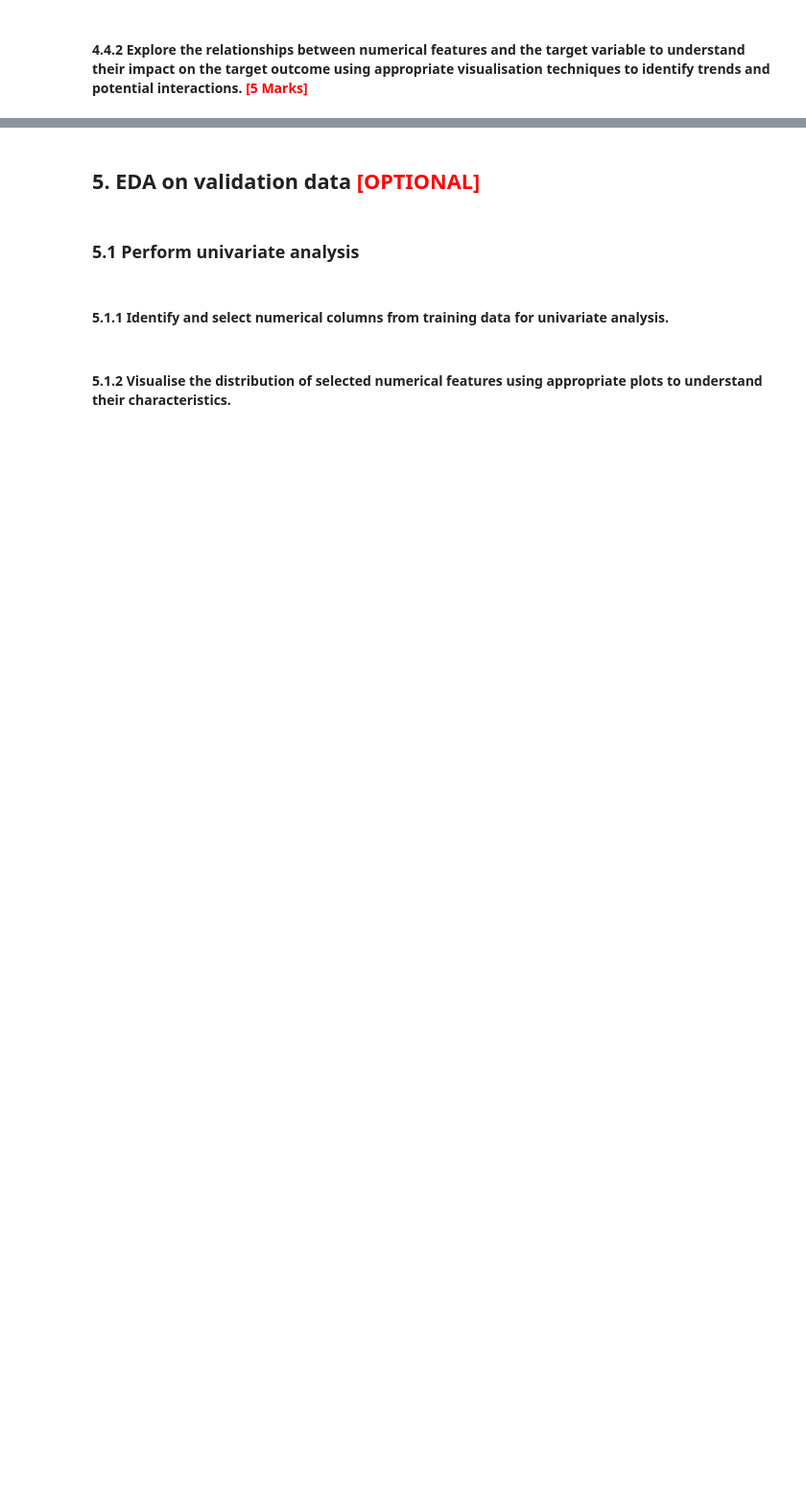
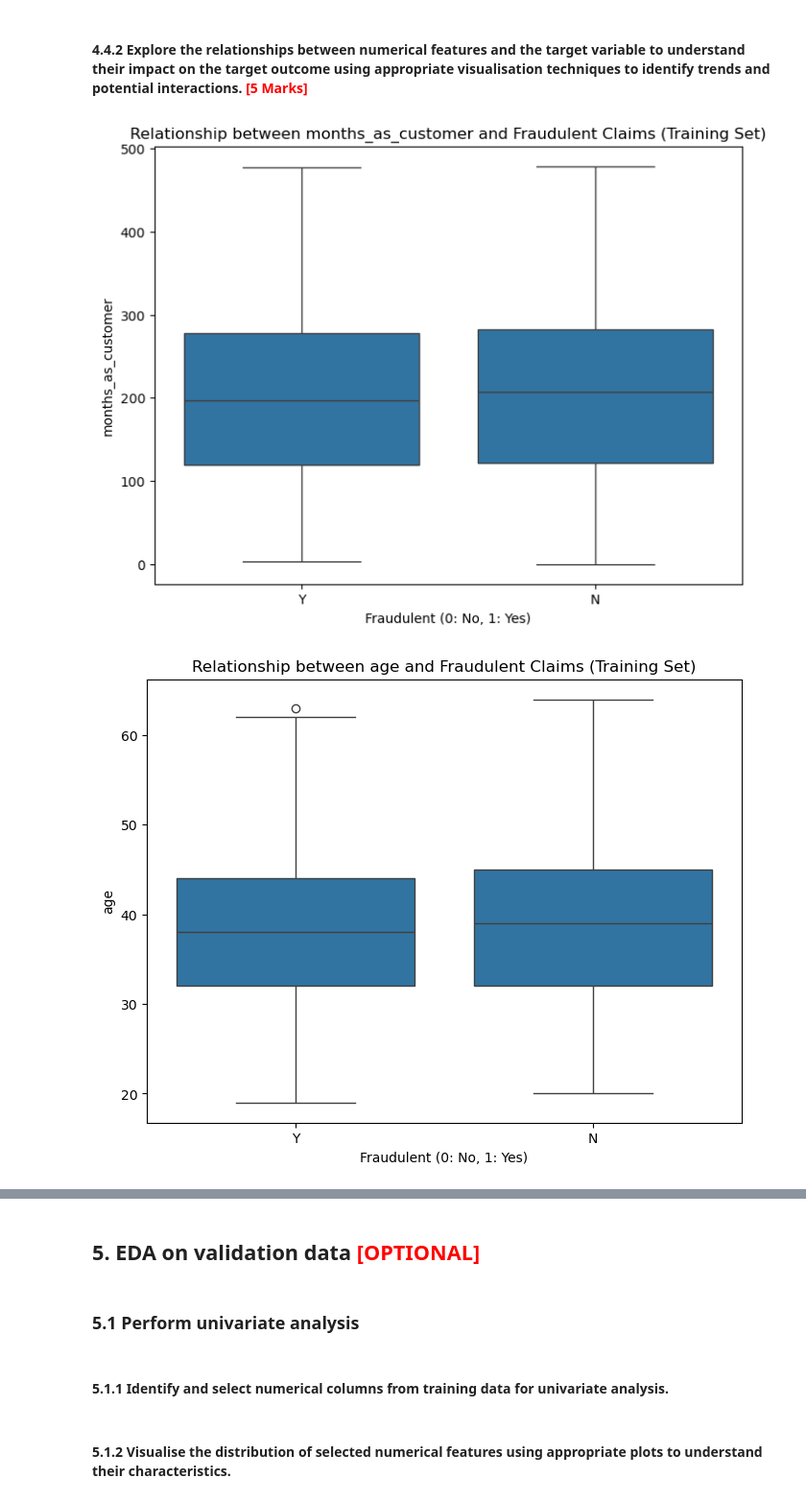
Before and after one commit to maheshh22/Logistic_regression, a Jupyter notebook: Fraudulent_Claim_Detection_Starter.ipynb, the cells around one changed output, grey strips where cells are left out. Shown at 96% size. Saved outputs shown, nothing was run; the diff lists cells and outputs as text; code cells hidden in the pictures; blank space fills up the shorter version.

```diff
--- a/Fraudulent_Claim_Detection_Starter.ipynb
+++ b/Fraudulent_Claim_Detection_Starter.ipynb
@@ -733,3 +712,14 @@ plt.show()
 #### **4.4.2** Explore the relationships between numerical features and the target variable to understand their impact on the target outcome using appropriate visualisation techniques to identify trends and potential interactions. <font color="red">[5 Marks]</font>
 # %%
 # Visualise the relationship between numerical features and the target variable to understand their impact on the target outcome
+numerical_cols = X_train.select_dtypes(include=['int64', 'float64']).columns
+for col in numerical_cols:
+    plt.figure(figsize=(8, 6))
+    sns.boxplot(x=y_train, y=X_train[col])
+    plt.title(f'Relationship between {col} and Fraudulent Claims (Training Set)')
+    plt.xlabel('Fraudulent (0: No, 1: Yes)')
+    plt.ylabel(col)
+    plt.show()
+# %% [output]
+[figure, added]
+[figure, added]
```
Also changed, not shown: parts of 37 cells of this notebook.
